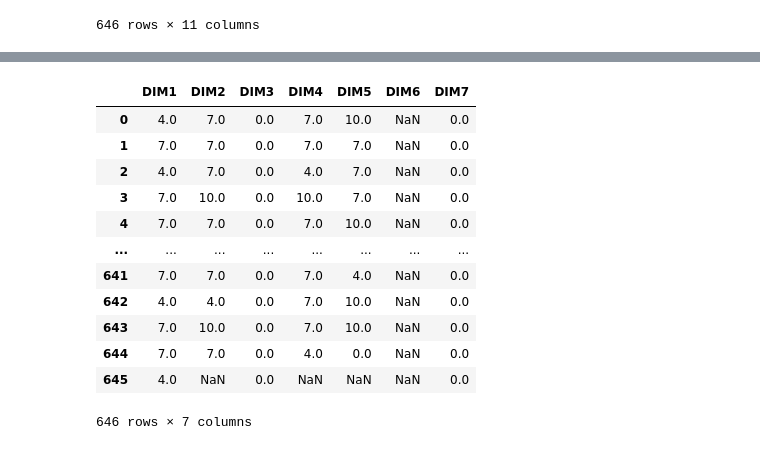
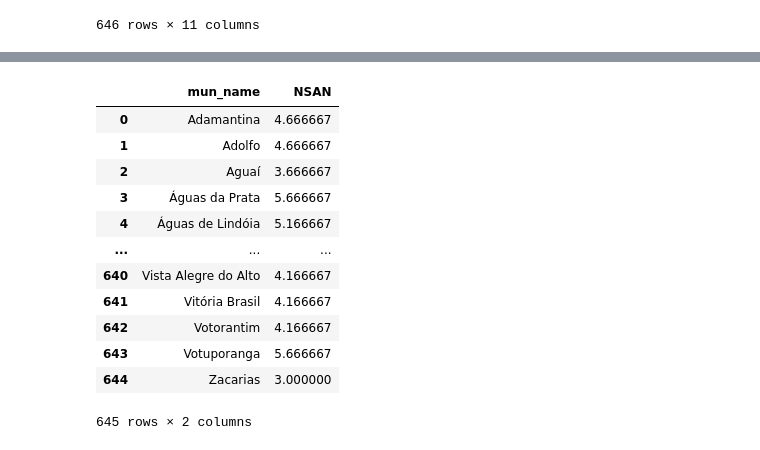
Before and after one commit to ricardormotta/food_and_nutrition_security_analysis, a Jupyter notebook: Untitled.ipynb, the cells around one changed output, grey strips where cells are left out. Drawn from its saved outputs; the diff is of its cells as text; code cells hidden in the pictures.

```diff
--- a/Untitled.ipynb
+++ b/Untitled.ipynb
@@ -540,16 +497,26 @@ for k,v in dimensoes.items():
 # %%
-df[dimensoes.keys()]
+notas = [0, 2.5, 5, 7.5, 10]
+notas_san = [0, 4, 7, 10]
+for k,v in san.items():
+    df.loc[:,k] = df[v].mean(axis=1)
+    for i in range(len(notas)-1):
+        df.loc[
+            (df[k]>=notas[i]) & (df[k]<notas[i+1]),
+            'Criterio_SAN'
+        ] = notas_san[i]
-# %% [output]
-|  | DIM1 | DIM2 | DIM3 | DIM4 | DIM5 | DIM6 | DIM7 |
-| 0 | 4.0 | 7.0 | 0.0 | 7.0 | 10.0 | NaN | 0.0 |
-| 1 | 7.0 | 7.0 | 0.0 | 7.0 | 7.0 | NaN | 0.0 |
-| 2 | 4.0 | 7.0 | 0.0 | 4.0 | 7.0 | NaN | 0.0 |
-| 3 | 7.0 | 10.0 | 0.0 | 10.0 | 7.0 | NaN | 0.0 |
-| 4 | 7.0 | 7.0 | 0.0 | 7.0 | 10.0 | NaN | 0.0 |
-| ... | ... | ... | ... | ... | ... | ... | ... |
-| 641 | 7.0 | 7.0 | 0.0 | 7.0 | 4.0 | NaN | 0.0 |
-| 642 | 4.0 | 4.0 | 0.0 | 7.0 | 10.0 | NaN | 0.0 |
-| 643 | 7.0 | 10.0 | 0.0 | 7.0 | 10.0 | NaN | 0.0 |
-| 644 | 7.0 | 7.0 | 0.0 | 4.0 | 0.0 | NaN | 0.0 |
-| 645 | 4.0 | NaN | 0.0 | NaN | NaN | NaN | 0.0 |
-646 rows × 7 columns
+# %%
+df[['mun_name', 'NSAN']]
+# %% [output]
+|  | mun_name | NSAN |
+| 0 | Adamantina | 4.666667 |
+| 1 | Adolfo | 4.666667 |
+| 2 | Aguaí | 3.666667 |
+| 3 | Águas da Prata | 5.666667 |
+| 4 | Águas de Lindóia | 5.166667 |
+| ... | ... | ... |
+| 640 | Vista Alegre do Alto | 4.166667 |
+| 641 | Vitória Brasil | 4.166667 |
+| 642 | Votorantim | 4.166667 |
+| 643 | Votuporanga | 5.666667 |
+| 644 | Zacarias | 3.000000 |
+645 rows × 2 columns
```
Also changed, not shown: parts of 28 cells of this notebook.
